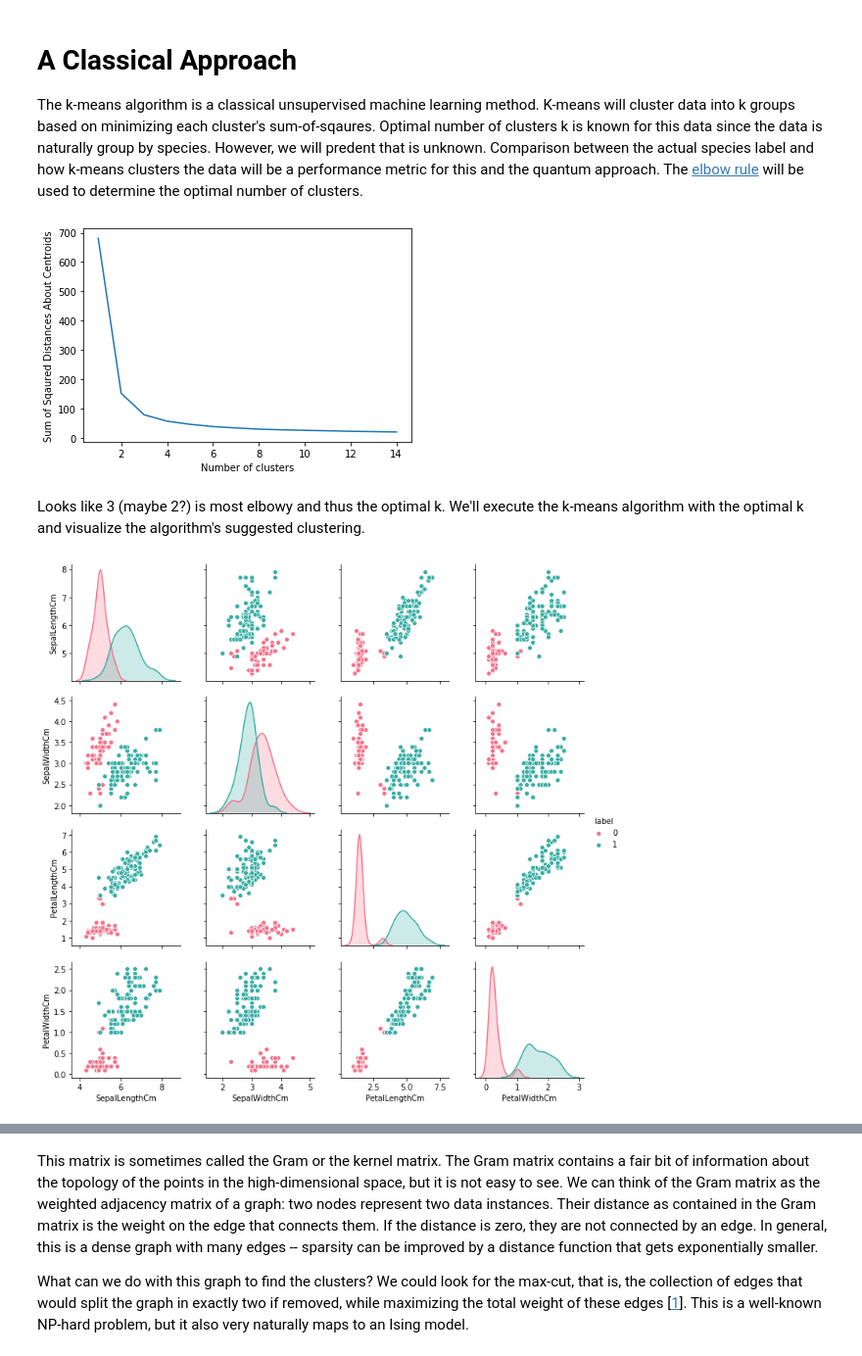
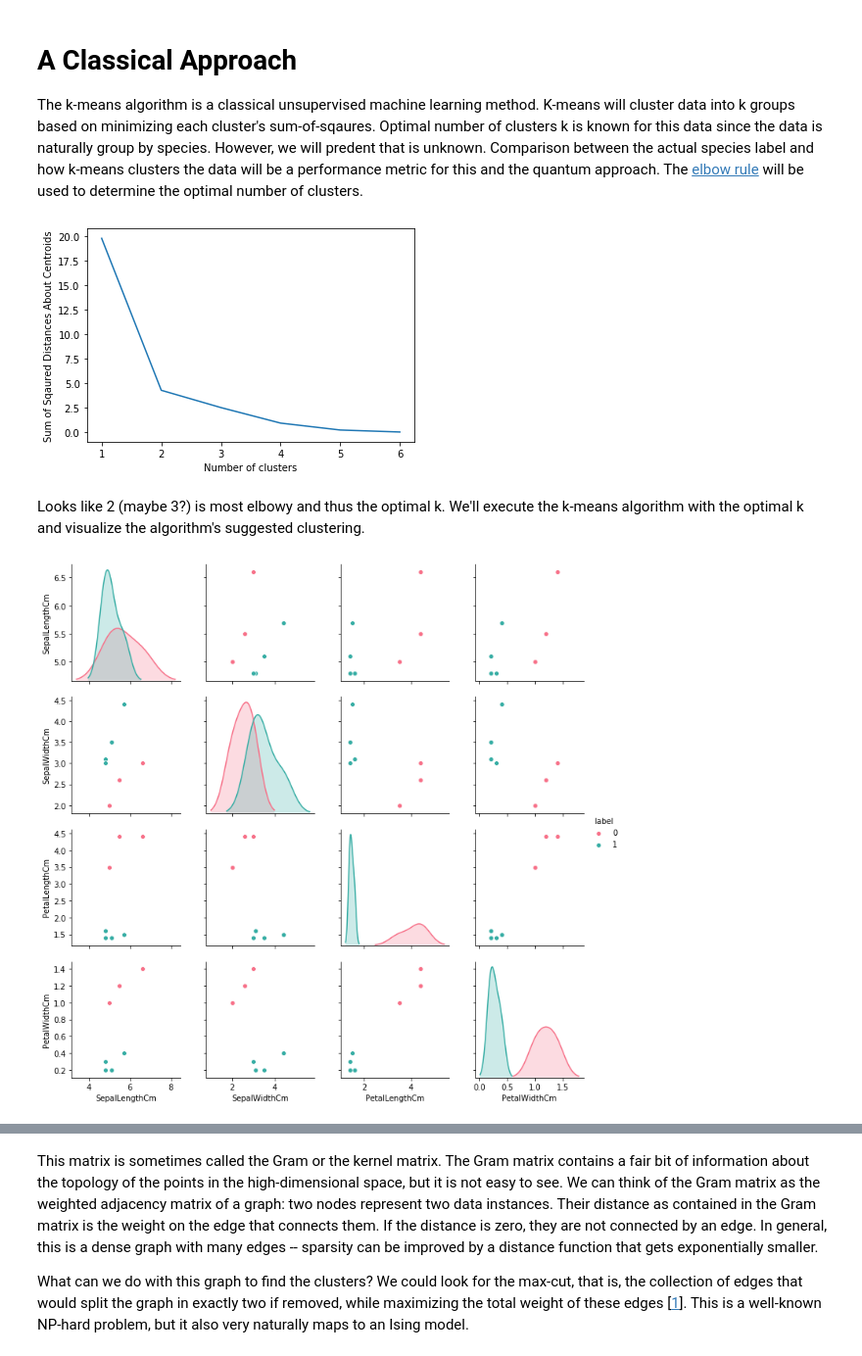
Before and after one commit to ajrazander/Unsupervised-QML, a Jupyter notebook: Unsupervised_Learning.ipynb, the cells around one changed output, grey strips where cells are left out. Shown: that part at 98% size. Saved outputs shown, nothing was run; the diff lists cells and outputs as text; code cells hidden in the pictures.

```diff
--- a/Unsupervised_Learning.ipynb
+++ b/Unsupervised_Learning.ipynb
@@ -29,4 +29,10 @@ Let's take a look at the data structure by species to get an idea for what we ex
 # %%
+# Generate subset of data with fewer data points
+df = df.iloc[::15,:5].reset_index(drop=True)
+
+# Constrain data to only 2 species
+df = df.loc[(df['Species'] == 'Iris-setosa') | (df['Species'] == 'Iris-versicolor')]
+
 # View data with known labels as a comparison to future classifications done by k-means and max-cut
 sns.pairplot(data=df,hue="Species",palette="husl")
 plt.show()
@@ -38,26 +44,26 @@ The k-means algorithm is a classical unsupervised machine learning method. K-mea
 # %%
 # Use k-means as classical unsupervised learning method (compare to quantum method later)
 
 # Remove Iris labels (otherwise it's not unsurpervised learning!)
 data = df.loc[:,['SepalLengthCm','SepalWidthCm','PetalLengthCm','PetalWidthCm']]
 data.head()
 
 # Use elbow rule to choose optimal k
 dis = []
-K = range(1,len(data)//10)
+K = range(1,len(data))
 for k in K:
     kmeans = KMeans(n_clusters=k, random_state=0).fit(data)
     dis.append(kmeans.inertia_)
 
 # Visualize Optimal k
 plt.plot(K,dis)
 plt.xlabel('Number of clusters')
 plt.ylabel('Sum of Sqaured Distances About Centroids')
 plt.show()
 # %% [output]
-[figure, old version]
+[figure, new version]
 # %% [markdown]
-Looks like 3 (maybe 2?) is most elbowy and thus the optimal k. We'll execute the k-means algorithm with the optimal k and visualize the algorithm's suggested clustering.
+Looks like 2 (maybe 3?) is most elbowy and thus the optimal k. We'll execute the k-means algorithm with the optimal k and visualize the algorithm's suggested clustering.
 # %%
 # Use optimal k for final k-means model
 optimal_k = 2
@@ -70,7 +76,7 @@ df['label'] = kmeans.labels_
 sns.pairplot(data=df,hue='label',palette="husl",vars=df.columns[:-2])
 plt.show()
 # %% [output]
-[figure, old version]
+[figure, new version]
 # %%
 # Calculate percent of miss labeled data points
 plt.scatter(df['Species'], df['label'])
```
Also changed, not shown: parts of 27 cells of this notebook.
